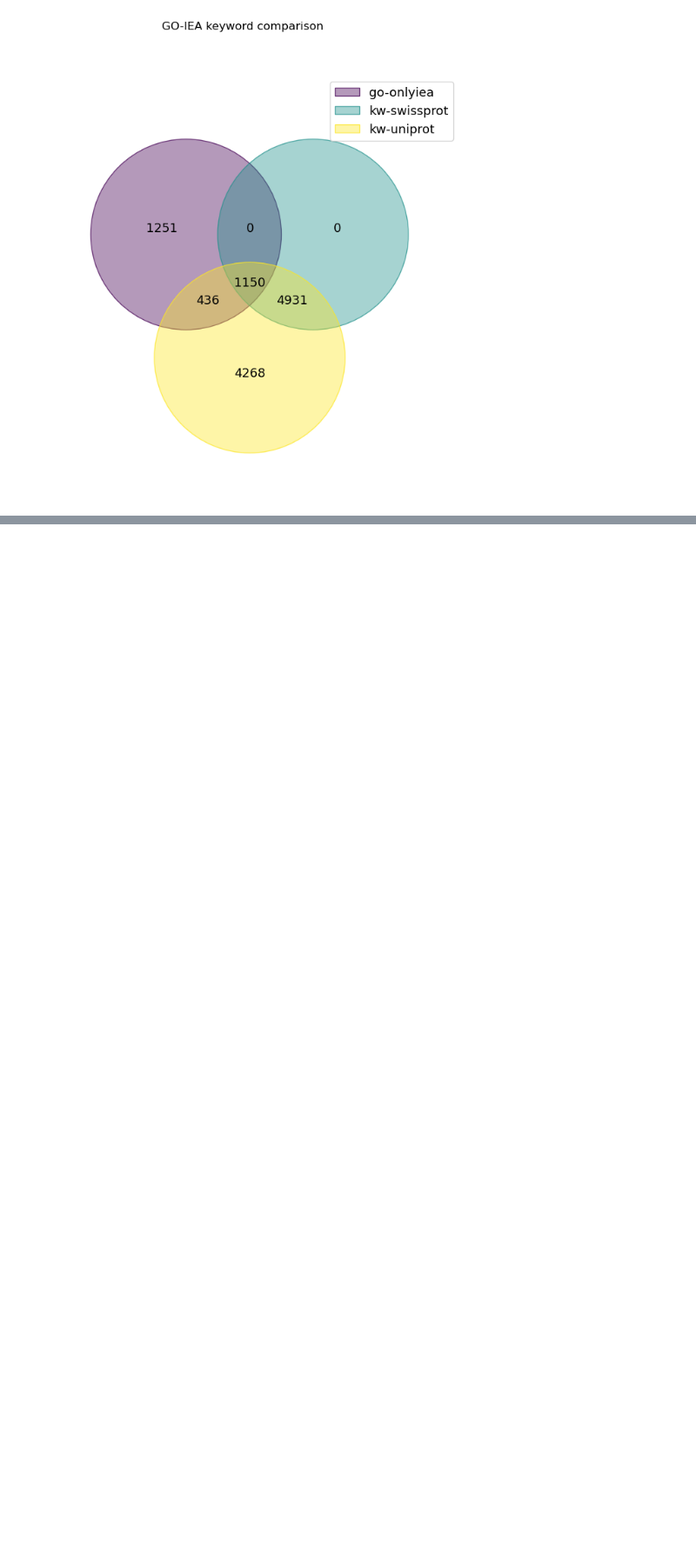
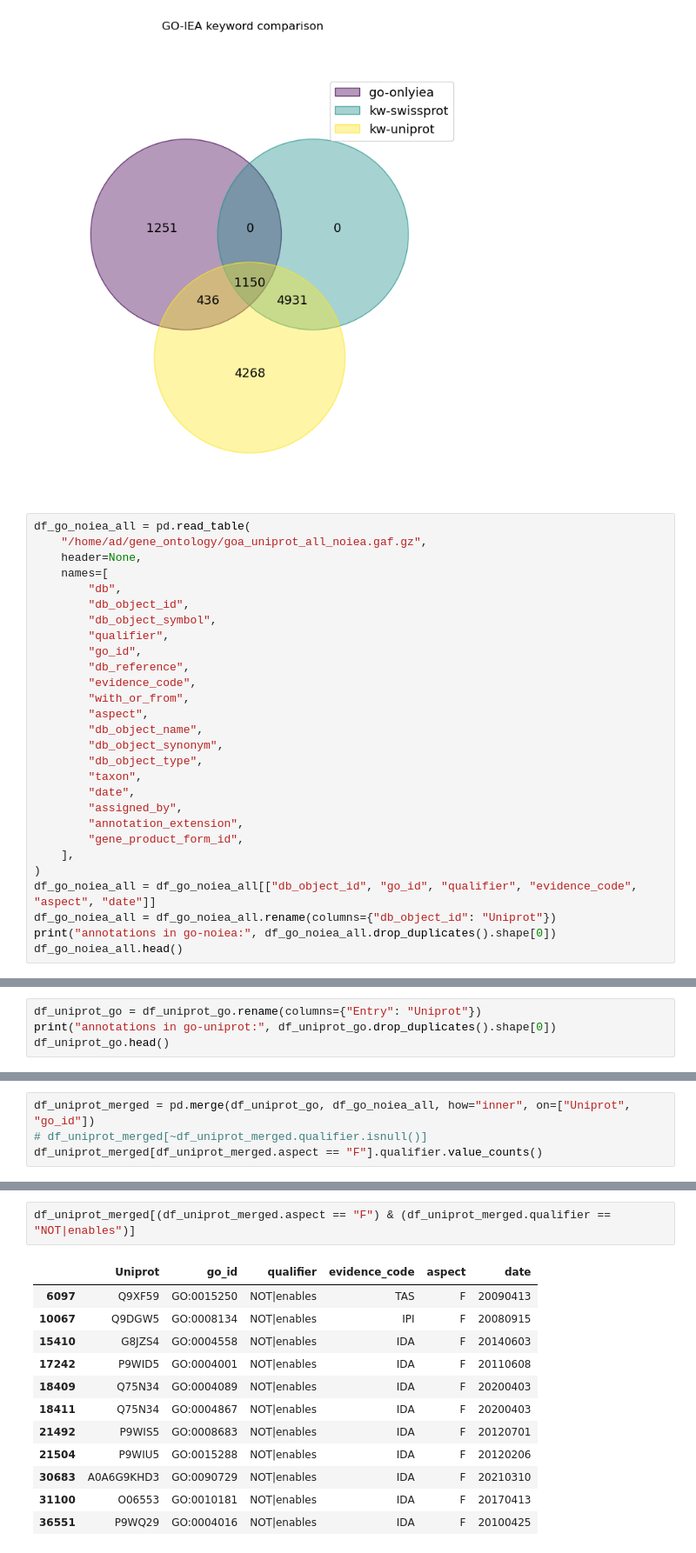
Before and after one commit to adenger/subpred4, a Jupyter notebook: notebooks/trembl_analysis.ipynb, the cells around one changed output, grey strips where cells are left out. Shown at 87% size. Saved outputs shown, nothing was run; the diff lists cells and outputs as text; blank space fills up the shorter version.

```diff
--- a/notebooks/trembl_analysis.ipynb
+++ b/notebooks/trembl_analysis.ipynb
@@ -410,3 +410,31 @@ plt.suptitle("GO-IEA keyword comparison")
 plt.show()
 # %% [output]
 [figure]
+# %%
+df_go_noiea_all = pd.read_table(
+    "/home/ad/gene_ontology/goa_uniprot_all_noiea.gaf.gz",
+    header=None,
+    names=[
+        "db",
+        "db_object_id",
+        "db_object_symbol",
+        "qualifier",
+        "go_id",
+        "db_reference",
+        "evidence_code",
+        "with_or_from",
+        "aspect",
+        "db_object_name",
+        "db_object_synonym",
+        "db_object_type",
+        "taxon",
+        "date",
+        "assigned_by",
+        "annotation_extension",
+        "gene_product_form_id",
+    ],
+)
+df_go_noiea_all = df_go_noiea_all[["db_object_id", "go_id", "qualifier", "evidence_code", "aspect", "date"]]
+df_go_noiea_all = df_go_noiea_all.rename(columns={"db_object_id": "Uniprot"})
+print("annotations in go-noiea:", df_go_noiea_all.drop_duplicates().shape[0])
+df_go_noiea_all.head()
@@ -412,0 +449,4 @@ plt.show()
+# %%
+df_uniprot_go = df_uniprot_go.rename(columns={"Entry": "Uniprot"})
+print("annotations in go-uniprot:", df_uniprot_go.drop_duplicates().shape[0])
+df_uniprot_go.head()
@@ -412,0 +463,4 @@ plt.show()
+# %%
+df_uniprot_merged = pd.merge(df_uniprot_go, df_go_noiea_all, how="inner", on=["Uniprot", "go_id"])
+# df_uniprot_merged[~df_uniprot_merged.qualifier.isnull()]
+df_uniprot_merged[df_uniprot_merged.aspect == "F"].qualifier.value_counts()
@@ -412,0 +476,15 @@ plt.show()
+# %%
+df_uniprot_merged[(df_uniprot_merged.aspect == "F") & (df_uniprot_merged.qualifier == "NOT|enables")]
+# %% [output]
+|  | Uniprot | go_id | qualifier | evidence_code | aspect | date |
+| 6097 | Q9XF59 | GO:0015250 | NOT|enables | TAS | F | 20090413 |
+| 10067 | Q9DGW5 | GO:0008134 | NOT|enables | IPI | F | 20080915 |
+| 15410 | G8JZS4 | GO:0004558 | NOT|enables | IDA | F | 20140603 |
+| 17242 | P9WID5 | GO:0004001 | NOT|enables | IDA | F | 20110608 |
+| 18409 | Q75N34 | GO:0004089 | NOT|enables | IDA | F | 20200403 |
+| 18411 | Q75N34 | GO:0004867 | NOT|enables | IDA | F | 20200403 |
+| 21492 | P9WIS5 | GO:0008683 | NOT|enables | IDA | F | 20120701 |
+| 21504 | P9WIU5 | GO:0015288 | NOT|enables | IDA | F | 20120206 |
+| 30683 | A0A6G9KHD3 | GO:0090729 | NOT|enables | IDA | F | 20210310 |
+| 31100 | O06553 | GO:0010181 | NOT|enables | IDA | F | 20170413 |
+| 36551 | P9WQ29 | GO:0004016 | NOT|enables | IDA | F | 20100425 |
```
Also changed, not shown: parts of 9 cells of this notebook.
